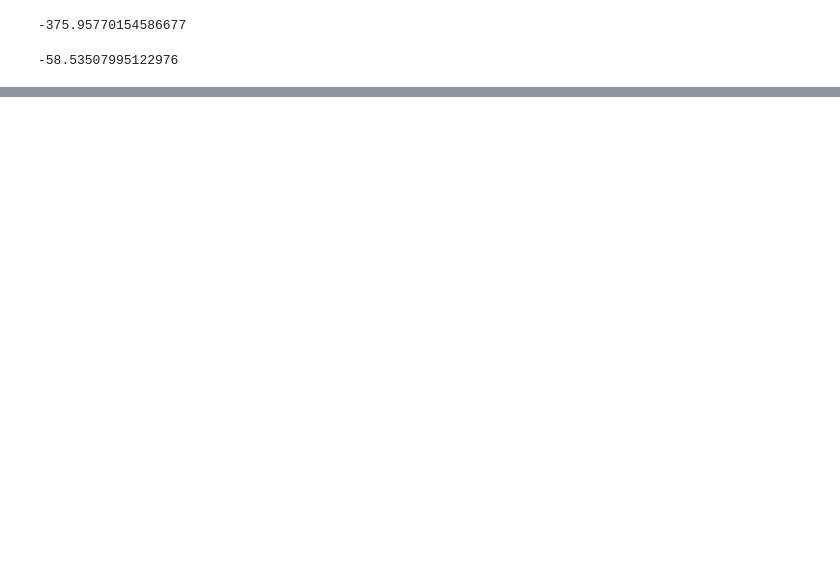
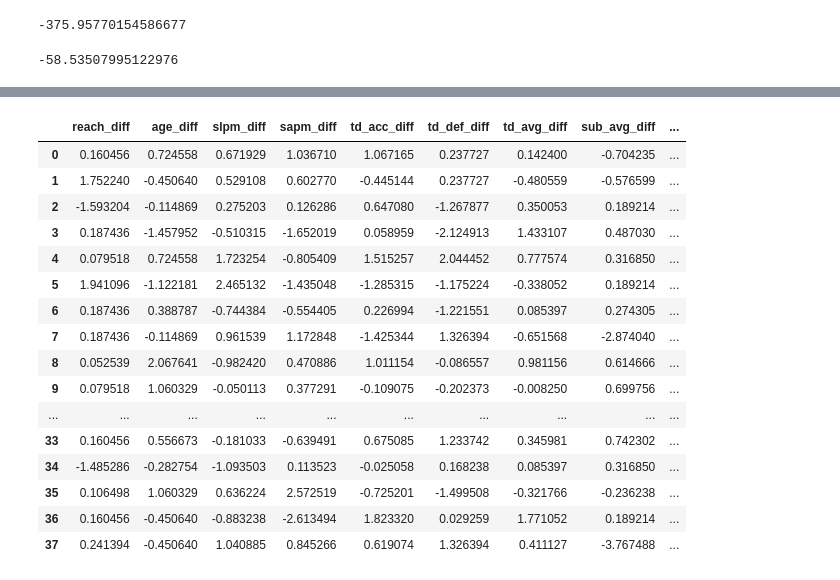
Before and after one commit to hsinger24/UFC-betting, a Jupyter notebook: Results Tracking.ipynb, the cells around one changed output, grey strips where cells are left out. Drawn from its saved outputs; the diff is of its cells as text; code cells hidden in the pictures; blank space fills up the shorter version.

Commit message:
Fixing RL data prediction by scaling

```diff
--- a/Results Tracking.ipynb
+++ b/Results Tracking.ipynb
@@ -14,3 +22,24 @@ results_data = data[['fighter_1', 'fighter_2', 'result', 'KO_OVR', 'SUB_OVR']]
 odds_data = pd.read_csv('mma_data_odds.csv', index_col = 0)
 
 merged = predictions.merge(results_data, on = ['fighter_1', 'fighter_2'])
+# %%
+# Winner results
+merged['Predicted_Result_RF'] = merged.Prediction_RF_Winner.apply(lambda x: 1 if x > 0.5 else 0)
+merged['Predicted_Result_GB'] = merged.Prediction_GB_Winner.apply(lambda x: 1 if x > 0.5 else 0)
+# merged['Predicted_Resulted_LR'] = merged.Prediction_LR_Winner.apply(lambda x: 1 if x > 0.5 else 0)
+merged['Accurate_RF'] = merged.apply(lambda x: 1 if x.result_y == x.Predicted_Result_RF else 0, axis = 1)
+merged['Accurate_GB'] = merged.apply(lambda x: 1 if x.result_y == x.Predicted_Result_GB else 0, axis = 1)
+
+# Sub results
+merged['Predicted_Sub_RF'] = merged.Prediction_RF_SUB.apply(lambda x: 1 if x > 0.5 else 0)
+merged['Predicted_Sub_GB'] = merged.Prediction_GB_SUB.apply(lambda x: 1 if x > 0.5 else 0)
+# merged['Predicted_Resulted_LR'] = merged.Prediction_LR_Winner.apply(lambda x: 1 if x > 0.5 else 0)
+merged['Accurate_RF_SUB'] = merged.apply(lambda x: 1 if x.SUB_OVR_y == x.Predicted_Sub_RF else 0, axis = 1)
+merged['Accurate_GB_SUB'] = merged.apply(lambda x: 1 if x.SUB_OVR_y == x.Predicted_Sub_GB else 0, axis = 1)
+
+# KO Results
+merged['Predicted_KO_RF'] = merged.Prediction_RF_KO.apply(lambda x: 1 if x > 0.5 else 0)
+merged['Predicted_KO_GB'] = merged.Prediction_GB_KO.apply(lambda x: 1 if x > 0.5 else 0)
+# merged['Predicted_Resulted_LR'] = merged.Prediction_LR_Winner.apply(lambda x: 1 if x > 0.5 else 0)
+merged['Accurate_RF_KO'] = merged.apply(lambda x: 1 if x.KO_OVR_y == x.Predicted_KO_RF else 0, axis = 1)
+merged['Accurate_GB_KO'] = merged.apply(lambda x: 1 if x.KO_OVR_y == x.Predicted_KO_GB else 0, axis = 1)
@@ -212,0 +344,14 @@ test.Bet_Result.sum()
+# %%
+# Generating predictions
+
+rl_prediction_columns = ['reach_diff', 'age_diff', 'slpm_diff', 'sapm_diff', 'td_acc_diff', 'td_def_diff',
+              'td_avg_diff', 'sub_avg_diff', 'strk_acc_diff', 'strk_def_diff', 'wins_diff',
+              'losses_diff', 'win_pct_diff', 'weight_1', 'age_1', 'Prediction_1_lr', 'Prediction_rf']
+rl_data = merged[rl_prediction_columns]
+for col in rl_prediction_columns:
+    rl_data[col] = rl_data[col].astype('float')
+
+scaler = StandardScaler()
+rl_data[rl_prediction_columns] = scaler.fit_transform(rl_data[rl_prediction_columns])
+
+rl_data['Prediction_RL'] = rl_data.apply(lambda x: model.predict(x), axis = 1)
@@ -212,0 +374,20 @@ test.Bet_Result.sum()
+# %%
+rl_data
+# %% [output]
+|  | reach_diff | age_diff | slpm_diff | sapm_diff | td_acc_diff | td_def_diff | td_avg_diff | sub_avg_diff | ... |
+| 0 | 0.160456 | 0.724558 | 0.671929 | 1.036710 | 1.067165 | 0.237727 | 0.142400 | -0.704235 | ... |
+| 1 | 1.752240 | -0.450640 | 0.529108 | 0.602770 | -0.445144 | 0.237727 | -0.480559 | -0.576599 | ... |
+| 2 | -1.593204 | -0.114869 | 0.275203 | 0.126286 | 0.647080 | -1.267877 | 0.350053 | 0.189214 | ... |
+| 3 | 0.187436 | -1.457952 | -0.510315 | -1.652019 | 0.058959 | -2.124913 | 1.433107 | 0.487030 | ... |
+| 4 | 0.079518 | 0.724558 | 1.723254 | -0.805409 | 1.515257 | 2.044452 | 0.777574 | 0.316850 | ... |
+| 5 | 1.941096 | -1.122181 | 2.465132 | -1.435048 | -1.285315 | -1.175224 | -0.338052 | 0.189214 | ... |
+| 6 | 0.187436 | 0.388787 | -0.744384 | -0.554405 | 0.226994 | -1.221551 | 0.085397 | 0.274305 | ... |
+| 7 | 0.187436 | -0.114869 | 0.961539 | 1.172848 | -1.425344 | 1.326394 | -0.651568 | -2.874040 | ... |
+| 8 | 0.052539 | 2.067641 | -0.982420 | 0.470886 | 1.011154 | -0.086557 | 0.981156 | 0.614666 | ... |
+| 9 | 0.079518 | 1.060329 | -0.050113 | 0.377291 | -0.109075 | -0.202373 | -0.008250 | 0.699756 | ... |
+| ... | ... | ... | ... | ... | ... | ... | ... | ... | ... |
+| 33 | 0.160456 | 0.556673 | -0.181033 | -0.639491 | 0.675085 | 1.233742 | 0.345981 | 0.742302 | ... |
+| 34 | -1.485286 | -0.282754 | -1.093503 | 0.113523 | -0.025058 | 0.168238 | 0.085397 | 0.316850 | ... |
+| 35 | 0.106498 | 1.060329 | 0.636224 | 2.572519 | -0.725201 | -1.499508 | -0.321766 | -0.236238 | ... |
+| 36 | 0.160456 | -0.450640 | -0.883238 | -2.613494 | 1.823320 | 0.029259 | 1.771052 | 0.189214 | ... |
+| 37 | 0.241394 | -0.450640 | 1.040885 | 0.845266 | 0.619074 | 1.326394 | 0.411127 | -3.767488 | ... |
```
Also changed, not shown: parts of 11 cells of this notebook, 2 other files.
